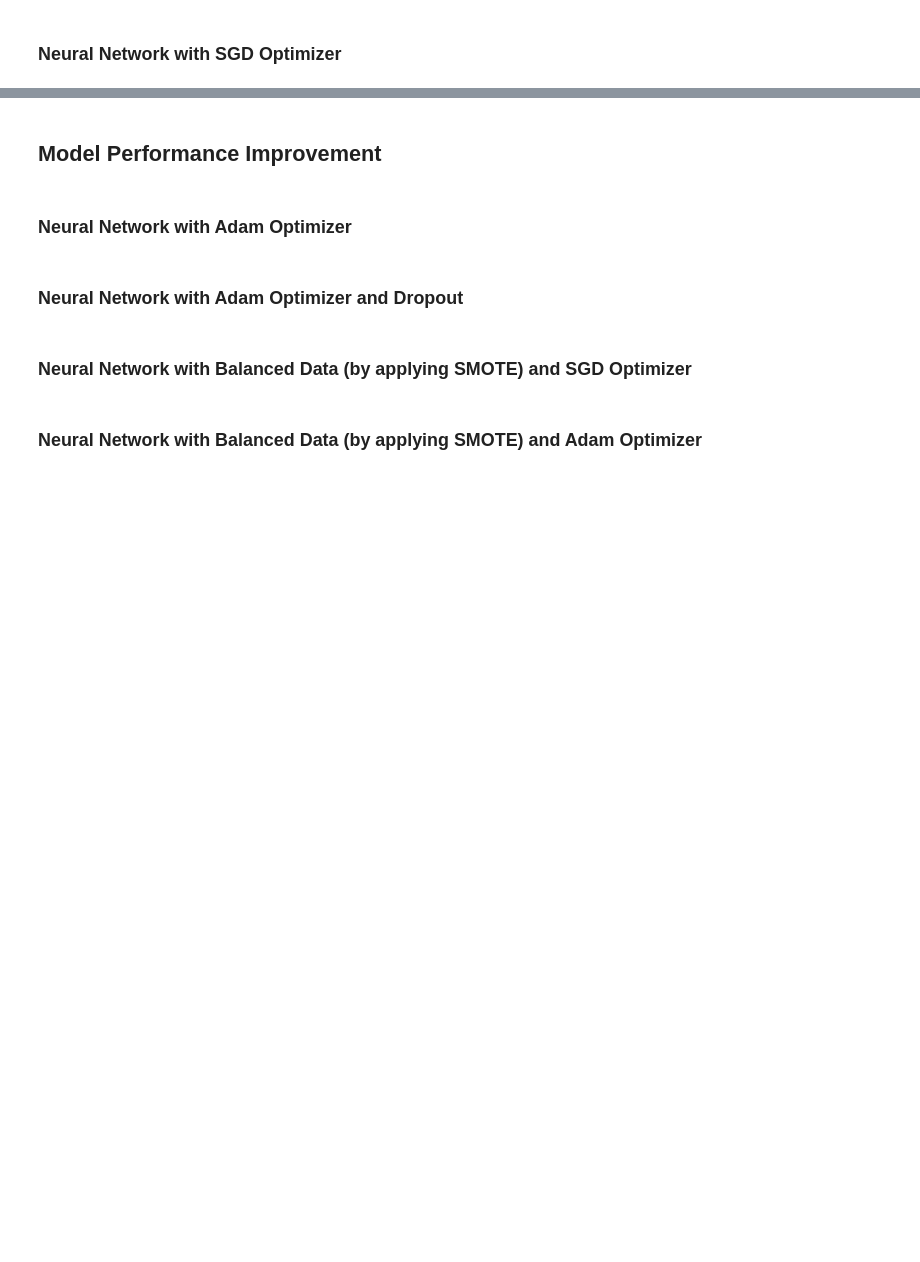
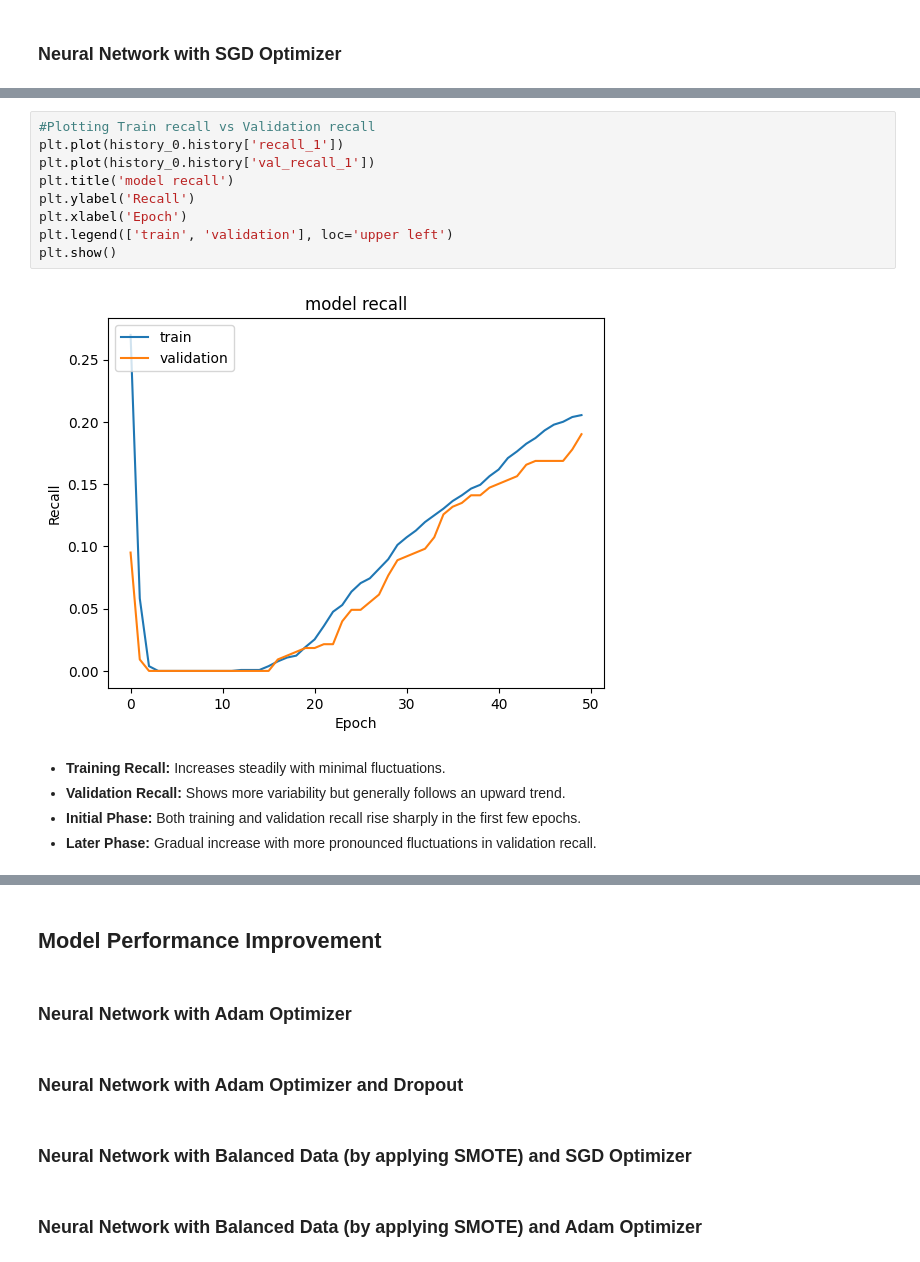
Before and after one commit to aimlalchemists/bank-churn-prediction-neural-network, a Jupyter notebook: bank_churn_prediction_neural_network_model.ipynb, the cells around one changed output, grey strips where cells are left out. Drawn from its saved outputs; the diff is of its cells as text; blank space fills up the shorter version.

```diff
--- a/bank_churn_prediction_neural_network_model.ipynb
+++ b/bank_churn_prediction_neural_network_model.ipynb
@@ -559,0 +837,16 @@ Write down the logic for choosing the metric that would be the best metric for t
+# %%
+#Plotting Train recall vs Validation recall
+plt.plot(history_0.history['recall_1'])
+plt.plot(history_0.history['val_recall_1'])
+plt.title('model recall')
+plt.ylabel('Recall')
+plt.xlabel('Epoch')
+plt.legend(['train', 'validation'], loc='upper left')
+plt.show()
+# %% [output]
+[figure, added]
+# %% [markdown]
+- **Training Recall:** Increases steadily with minimal fluctuations.
+- **Validation Recall:** Shows more variability but generally follows an upward trend.
+- **Initial Phase:** Both training and validation recall rise sharply in the first few epochs.
+- **Later Phase:** Gradual increase with more pronounced fluctuations in validation recall.
```
Also changed, not shown: parts of 37 cells of this notebook.
